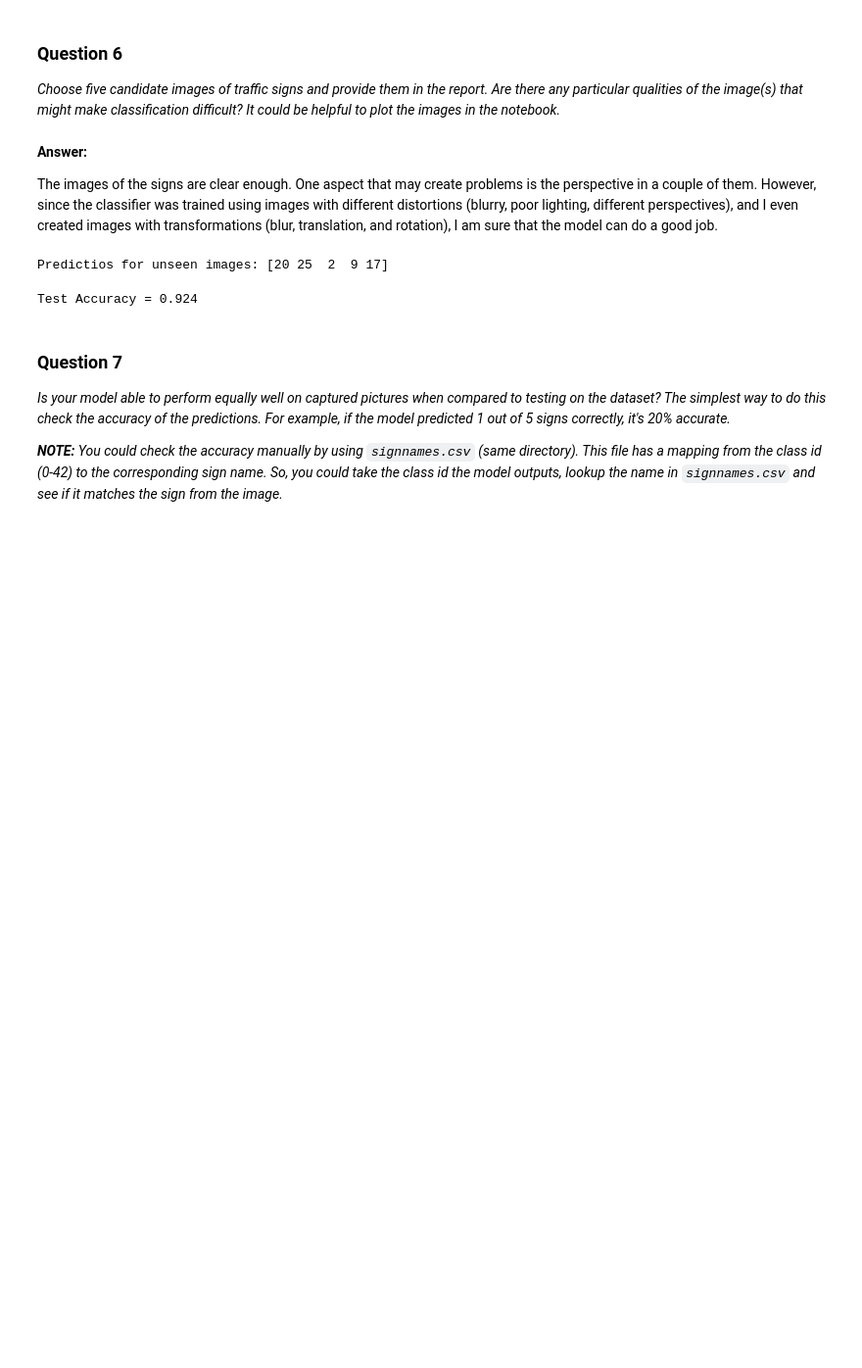
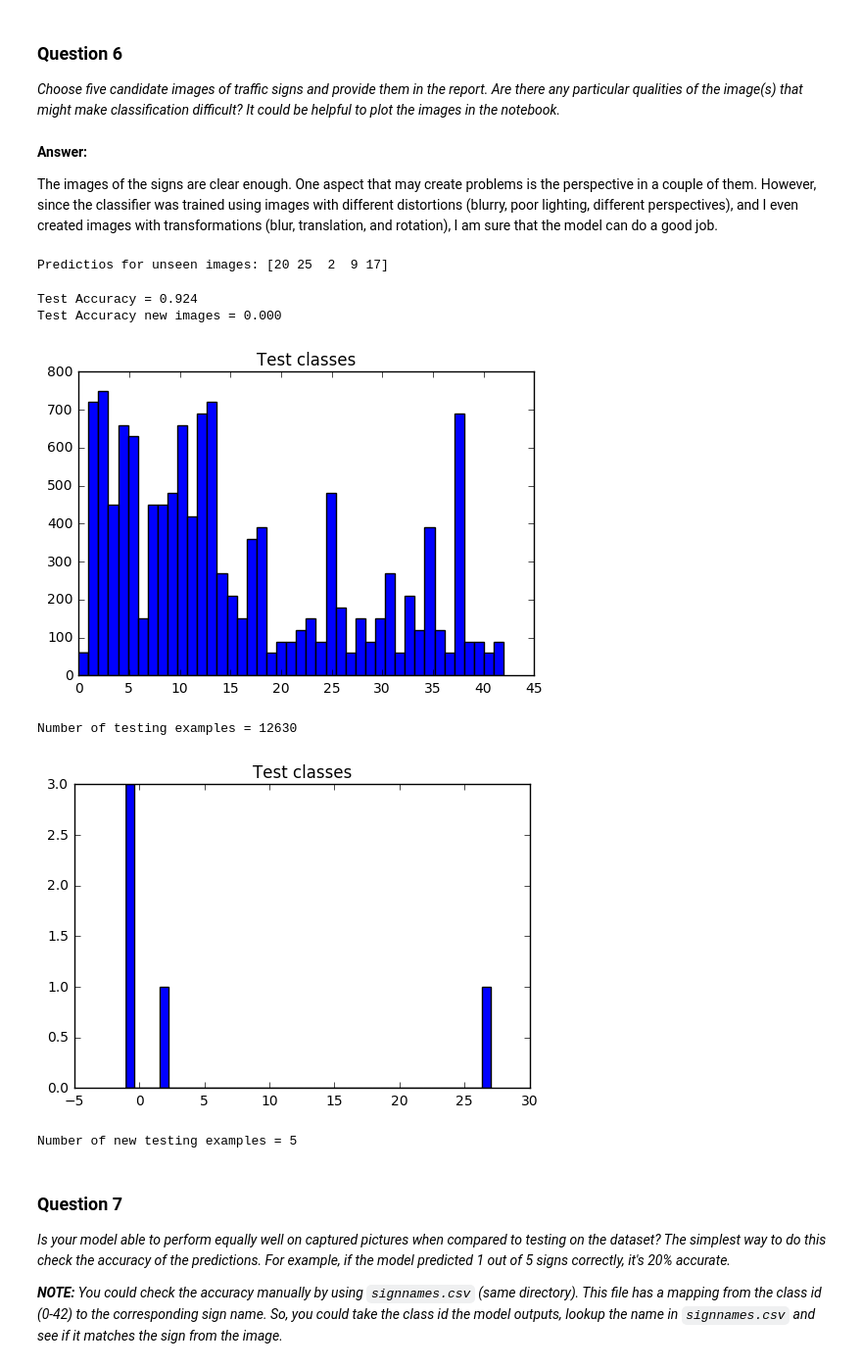
Before and after one commit to sosegon/udacity-projects, a Jupyter notebook: Traffic_Sign_Classifier.ipynb, the cells around one changed output. Shown: that part at 98% size. Drawn from its saved outputs; the diff is of its cells as text; code cells hidden in the pictures; blank space fills up the shorter version.

Commit message:
feat: Added proper answer for q7
In this case, the answer is set to compare both accuracies,
test set and captured set.

```diff
--- a/Traffic_Sign_Classifier.ipynb
+++ b/Traffic_Sign_Classifier.ipynb
@@ -827,6 +827,7 @@ for i in range(1, 6):
 
 plt.show()
 new_signs = np.array(new_images, dtype=float)
+new_labels = np.array([-1, 27, -1, 2, -1])
 # %% [output]
 [figure]
 # %% [markdown]
@@ -855,8 +856,32 @@ with tf.Session() as sess:
     saver.restore(sess, tf.train.latest_checkpoint('.'))
     test_accuracy = evaluate(X_test, y_test)
     print("Test Accuracy = {:.3f}".format(test_accuracy))
+    test_accuracy_new = evaluate(new_signs, new_labels)
+    print("Test Accuracy new images = {:.3f}".format(test_accuracy_new))
 # %% [output]
 Test Accuracy = 0.924
+Test Accuracy new images = 0.000
+# %%
+# Display histogram of classes
+n_clases = len(np.unique(y_test))
+plt.hist(y_test, n_classes)
+plt.title('Test classes')
+plt.show()
+
+n_test = len(X_test)
+print("Number of testing examples =", n_test)
+
+plt.hist(new_labels, n_classes)
+plt.title('Test classes')
+plt.show()
+
+n_test_new = len(new_signs)
+print("Number of new testing examples =", n_test_new)
+# %% [output]
+[figure, added]
+Number of testing examples = 12630
+[figure, added]
+Number of new testing examples = 5
 # %% [markdown]
 ### Question 7
 
```
Also changed, not shown: parts of 6 cells of this notebook.
